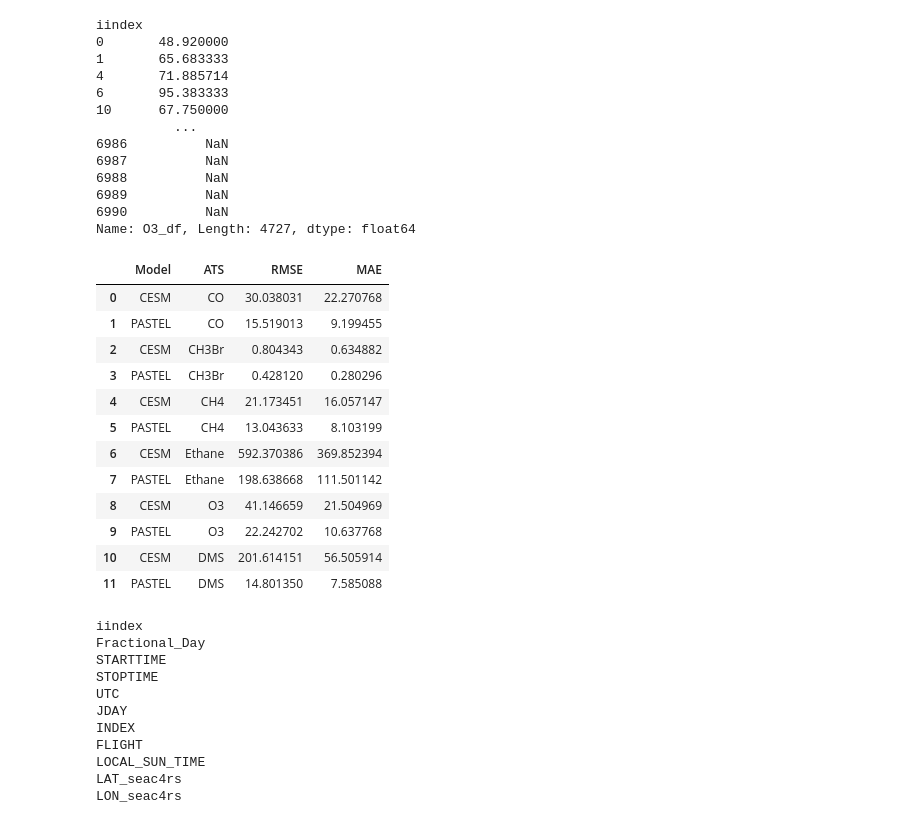
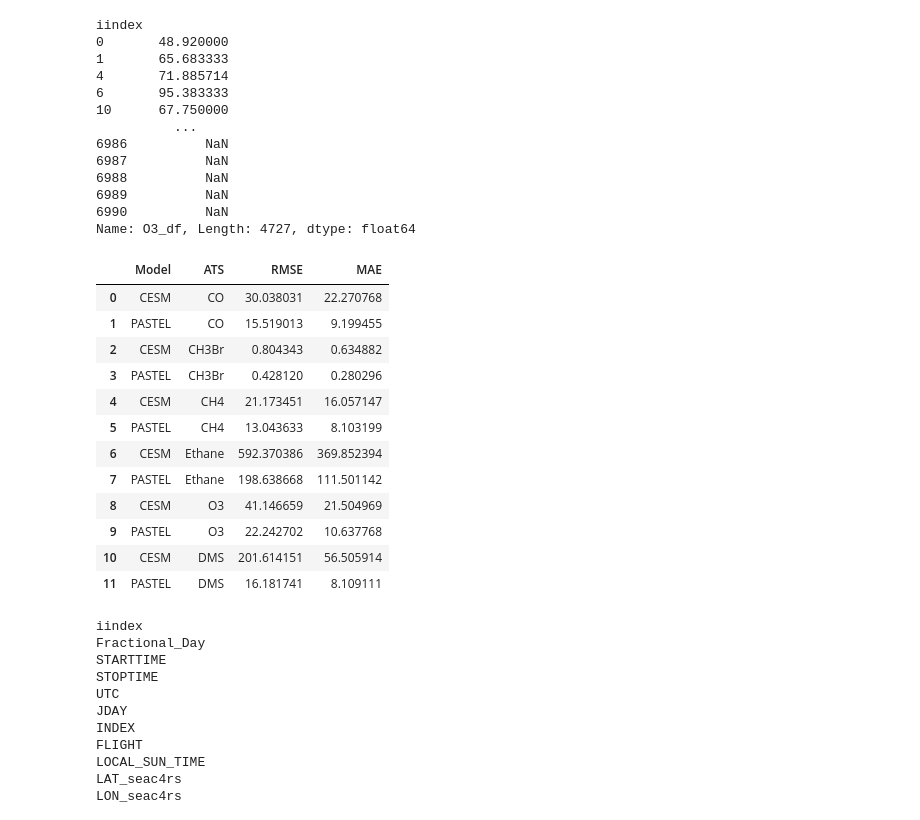
Before and after one commit to vwgeiser/PASTEL, a Jupyter notebook: code/v0_1_5_Validation.ipynb, the cells around one changed output. Drawn from its saved outputs; the diff is of its cells as text; code cells hidden in the pictures.

```diff
--- a/code/v0_1_5_Validation.ipynb
+++ b/code/v0_1_5_Validation.ipynb
@@ -515,7 +515,11 @@ for species, (data_col, gmi_col, pastel_col) in model_mapping.items():
     merged_pastel = pd.concat([atom_gmi_f[data_col], atom_gmi_f[pastel_col]], axis=1).dropna()
 
     # Ensure the same rows are kept in both DataFrames (i.e., intersection of indexes)
-    merged_gmi = merged_gmi.loc[merged_gmi.index.intersection(merged_pastel.index)]
+    # merged_gmi = merged_gmi.loc[merged_gmi.index.intersection(merged_pastel.index)]
+    shared_index = merged_gmi.index.intersection(merged_pastel.index)
+    merged_gmi = merged_gmi.loc[shared_index]
+    merged_pastel = merged_pastel.loc[shared_index]
+    assert merged_gmi.index.equals(merged_pastel.index), "Mismatch in shared index!"
 
     # scatter_plot(merged_gmi[data_col], merged_gmi[gmi_col], "gmi_scatter", species)
     # scatter_plot(merged_pastel[data_col], merged_pastel[pastel_col], "pastel_sctter", species)
@@ -635,39 +639,43 @@ for species, (data_col, cesm_col, pastel_col) in model_mapping.items():
     merged_pastel = pd.concat([atom_cesm_f[data_col], atom_cesm_f[pastel_col]], axis=1).dropna()
 
     # Ensure the same rows are kept in both DataFrames (i.e., intersection of indexes)
-    merged_cesm = merged_cesm.loc[merged_cesm.index.intersection(merged_pastel.index)]
+    # merged_cesm = merged_cesm.loc[merged_cesm.index.intersection(merged_pastel.index)]
+    shared_index = merged_cesm.index.intersection(merged_pastel.index)
+    merged_cesm = merged_cesm.loc[shared_index]
+    merged_pastel = merged_pastel.loc[shared_index]
+    assert merged_cesm.index.equals(merged_pastel.index), "Mismatch in shared index!"
 
     # print(len(merged_cesm))
 
     # scatter_plot(merged_cesm[data_col], merged_cesm[cesm_col], "cesm_scatter", species)
     # scatter_plot(merged_pastel[data_col], merged_pastel[pastel_col], "pastel_sctter", species)
 
     # Calculate metrics for GMI and PASTEL after dropping NaN
     metrics_list.append(
         calculate_and_organize_metrics_model(merged_cesm[data_col], merged_cesm[cesm_col], "CESM", species)
     )
     metrics_list.append(
         calculate_and_organize_metrics_model(merged_pastel[data_col], merged_pastel[pastel_col], "PASTEL", species)
     )
 
 # Combine all metrics into a single DataFrame
 model_metrics = pd.concat(metrics_list, ignore_index=True)
 
 model_metrics[['Model', 'ATS', 'RMSE', 'MAE']]
 # %% [output]
 |  | Model | ATS | RMSE | MAE |
 | 0 | CESM | CO | 30.038031 | 22.270768 |
 | 1 | PASTEL | CO | 15.519013 | 9.199455 |
 | 2 | CESM | CH3Br | 0.804343 | 0.634882 |
 | 3 | PASTEL | CH3Br | 0.428120 | 0.280296 |
 | 4 | CESM | CH4 | 21.173451 | 16.057147 |
 | 5 | PASTEL | CH4 | 13.043633 | 8.103199 |
 | 6 | CESM | Ethane | 592.370386 | 369.852394 |
 | 7 | PASTEL | Ethane | 198.638668 | 111.501142 |
 | 8 | CESM | O3 | 41.146659 | 21.504969 |
 | 9 | PASTEL | O3 | 22.242702 | 10.637768 |
 | 10 | CESM | DMS | 201.614151 | 56.505914 |
-| 11 | PASTEL | DMS | 14.801350 | 7.585088 |
+| 11 | PASTEL | DMS | 16.181741 | 8.109111 |
 # %%
 for c in seac4rs_f.columns:
     print(c)
```
Also changed, not shown: parts of 1 cell of this notebook, 14 other files.
